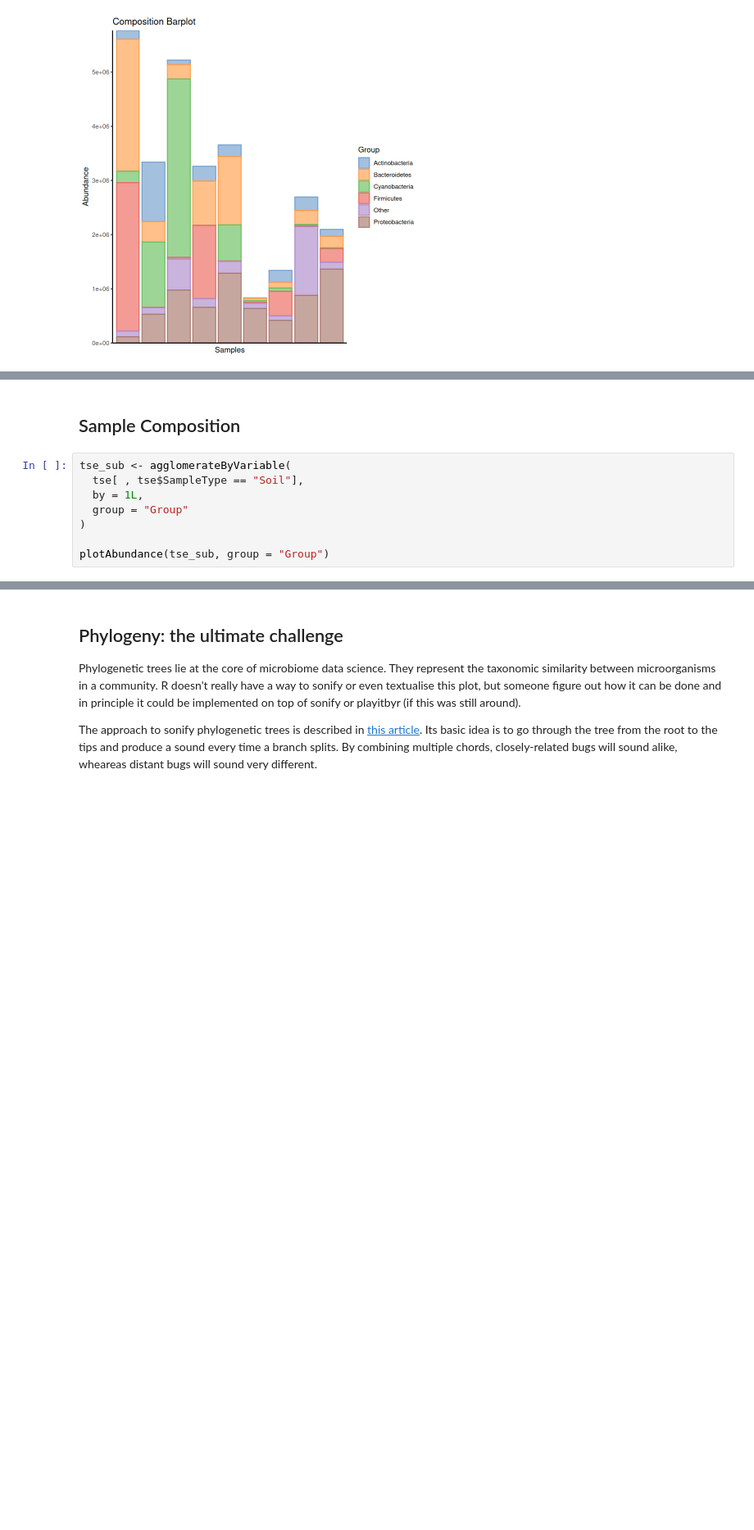
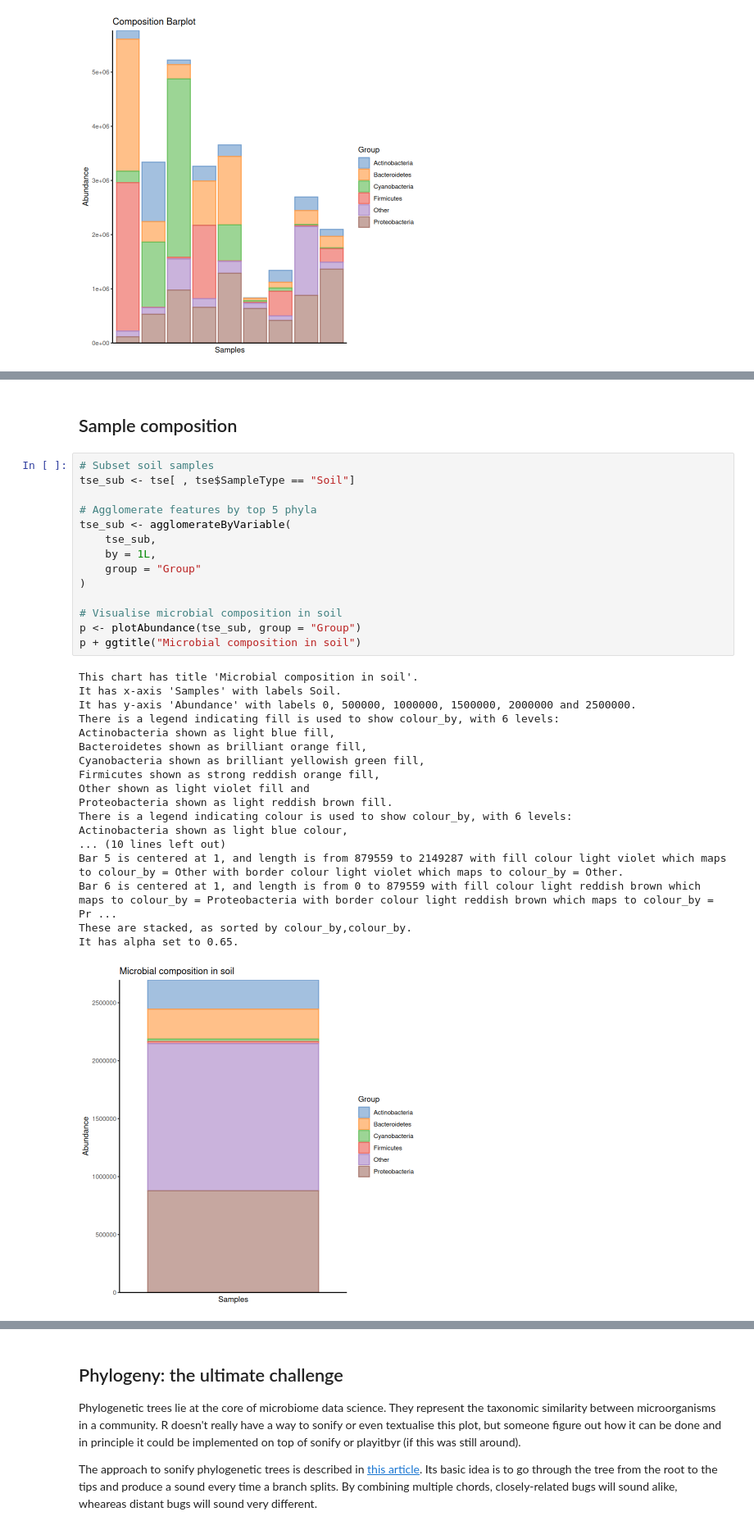
Before and after one commit to RiboRings/SonifyMicrobiome, a Jupyter notebook: sonify_microbiome.ipynb, the cells around one changed output, grey strips where cells are left out. Shown at 82% size. Saved outputs shown, nothing was run; the diff lists cells and outputs as text; blank space fills up the shorter version.

```diff
--- a/sonify_microbiome.ipynb
+++ b/sonify_microbiome.ipynb
@@ -140,13 +262,38 @@ for( i in seq_along(col_sums) ){
     )
 }
 # %% [markdown]
-## Sample Composition
+## Sample composition
 # %%
+# Subset soil samples
+tse_sub <- tse[ , tse$SampleType == "Soil"]
+
+# Agglomerate features by top 5 phyla
 tse_sub <- agglomerateByVariable(
-  tse[ , tse$SampleType == "Soil"],
-  by = 1L,
-  group = "Group"
+    tse_sub,
+    by = 1L,
+    group = "Group"
 )
 
-plotAbundance(tse_sub, group = "Group")
+# Visualise microbial composition in soil
+p <- plotAbundance(tse_sub, group = "Group")
+p + ggtitle("Microbial composition in soil")
+# %% [output]
+This chart has title 'Microbial composition in soil'.
+It has x-axis 'Samples' with labels Soil.
+It has y-axis 'Abundance' with labels 0, 500000, 1000000, 1500000, 2000000 and 2500000.
+There is a legend indicating fill is used to show colour_by, with 6 levels:
+Actinobacteria shown as light blue fill,
+Bacteroidetes shown as brilliant orange fill,
+Cyanobacteria shown as brilliant yellowish green fill,
+Firmicutes shown as strong reddish orange fill,
+Other shown as light violet fill and
+Proteobacteria shown as light reddish brown fill.
+There is a legend indicating colour is used to show colour_by, with 6 levels:
+Actinobacteria shown as light blue colour,
+... (10 lines left out)
+Bar 5 is centered at 1, and length is from 879559 to 2149287 with fill colour light violet which maps to colour_by = Other with border colour light violet which maps to colour_by = Other.
+Bar 6 is centered at 1, and length is from 0 to 879559 with fill colour light reddish brown which maps to colour_by = Proteobacteria with border colour light reddish brown which maps to colour_by = Pr ...
+These are stacked, as sorted by colour_by,colour_by.
+It has alpha set to 0.65.
+[figure, added]
 # %%
```
Also changed, not shown: parts of 21 cells of this notebook.
